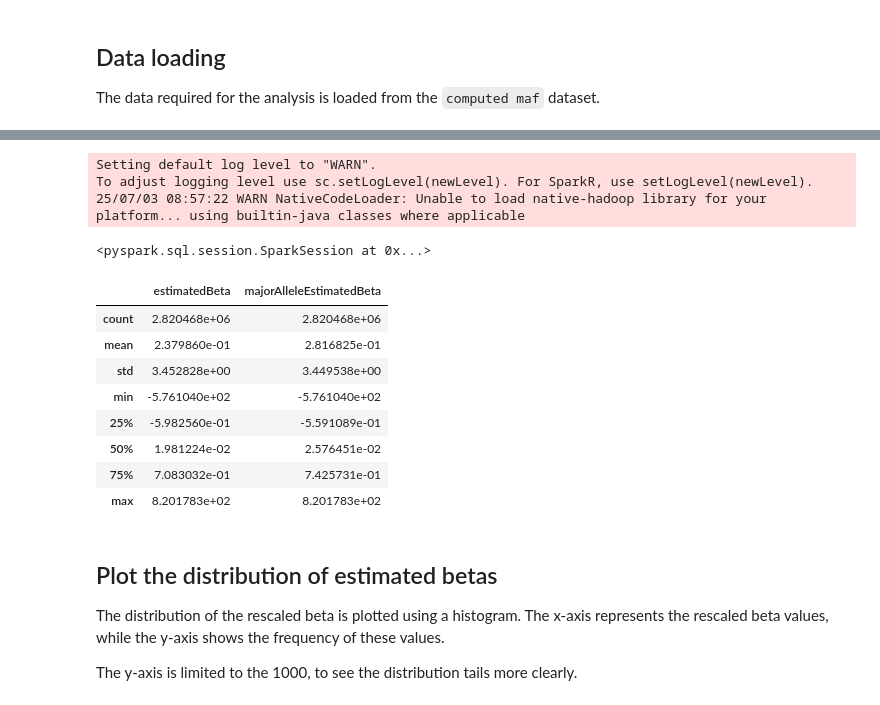
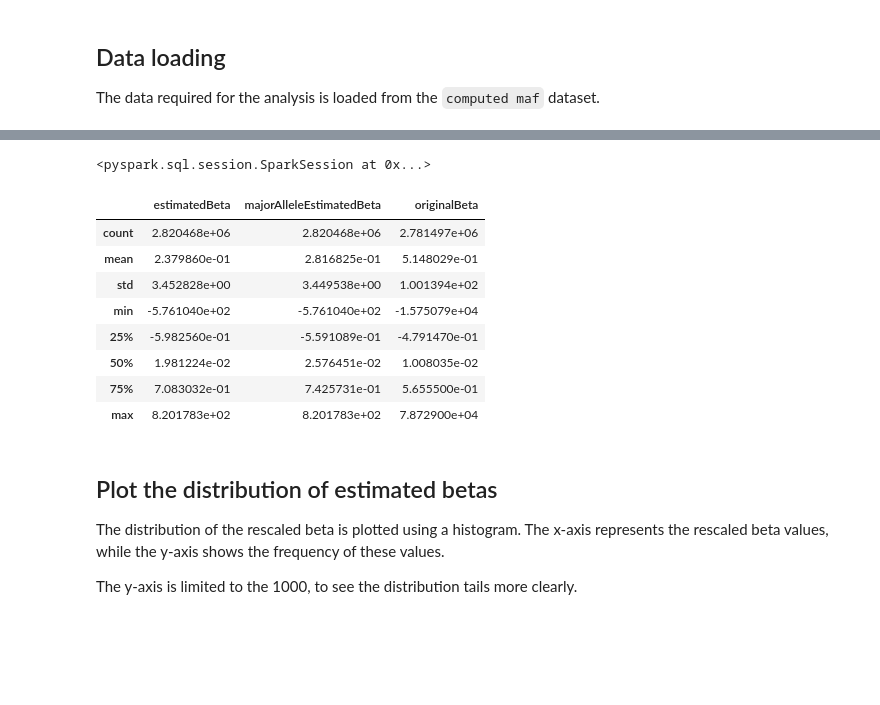
Before and after one commit to opentargets/Gentropy-manuscript, a Jupyter notebook: chapters/in_silico_effect_prediction/01.2_rescaled_beta_qc.ipynb, the cells around one changed output, grey strips where cells are left out. Drawn from its saved outputs; the diff is of its cells as text; code cells hidden in the pictures; blank space fills up the shorter version.

```diff
--- a/chapters/in_silico_effect_prediction/01.2_rescaled_beta_qc.ipynb
+++ b/chapters/in_silico_effect_prediction/01.2_rescaled_beta_qc.ipynb
@@ -20,10 +17,6 @@ from manuscript_methods.datasets import LeadVariantEffect
 # %%
 session = Session(extended_spark_conf={"spark.driver.memory": "40G"})
-lead_maf_dataset_path = "../../data/lead-maf-vep"
+lead_maf_dataset_path = "../../data/lead_variant_effect"
-# %% [output]
-Setting default log level to "WARN".
-To adjust logging level use sc.setLogLevel(newLevel). For SparkR, use setLogLevel(newLevel).
-25/07/03 08:57:22 WARN NativeCodeLoader: Unable to load native-hadoop library for your platform... using builtin-java classes where applicable
 # %%
 session.spark
 # %% [output]
@@ -31,19 +24,19 @@ session.spark
 # %%
 dataset_maf = LeadVariantEffect.from_parquet(session, lead_maf_dataset_path)
 est_beta = dataset_maf.df.select(
-    "rescaledStatistics.estimatedBeta", "rescaledStatistics.majorAlleleEstimatedBeta"
+    "rescaledStatistics.estimatedBeta", "rescaledStatistics.majorAlleleEstimatedBeta", "originalBeta"
 ).toPandas()
 est_beta.describe()
 # %% [output]
-|  | estimatedBeta | majorAlleleEstimatedBeta |
-| count | 2.820468e+06 | 2.820468e+06 |
-| mean | 2.379860e-01 | 2.816825e-01 |
-| std | 3.452828e+00 | 3.449538e+00 |
-| min | -5.761040e+02 | -5.761040e+02 |
-| 25% | -5.982560e-01 | -5.591089e-01 |
-| 50% | 1.981224e-02 | 2.576451e-02 |
-| 75% | 7.083032e-01 | 7.425731e-01 |
-| max | 8.201783e+02 | 8.201783e+02 |
+|  | estimatedBeta | majorAlleleEstimatedBeta | originalBeta |
+| count | 2.820468e+06 | 2.820468e+06 | 2.781497e+06 |
+| mean | 2.379860e-01 | 2.816825e-01 | 5.148029e-01 |
+| std | 3.452828e+00 | 3.449538e+00 | 1.001394e+02 |
+| min | -5.761040e+02 | -5.761040e+02 | -1.575079e+04 |
+| 25% | -5.982560e-01 | -5.591089e-01 | -4.791470e-01 |
+| 50% | 1.981224e-02 | 2.576451e-02 | 1.008035e-02 |
+| 75% | 7.083032e-01 | 7.425731e-01 | 5.655500e-01 |
+| max | 8.201783e+02 | 8.201783e+02 | 7.872900e+04 |
 # %% [markdown]
 ## Plot the distribution of estimated betas
 
```
Also changed, not shown: parts of 11 cells of this notebook, 1 other file.
